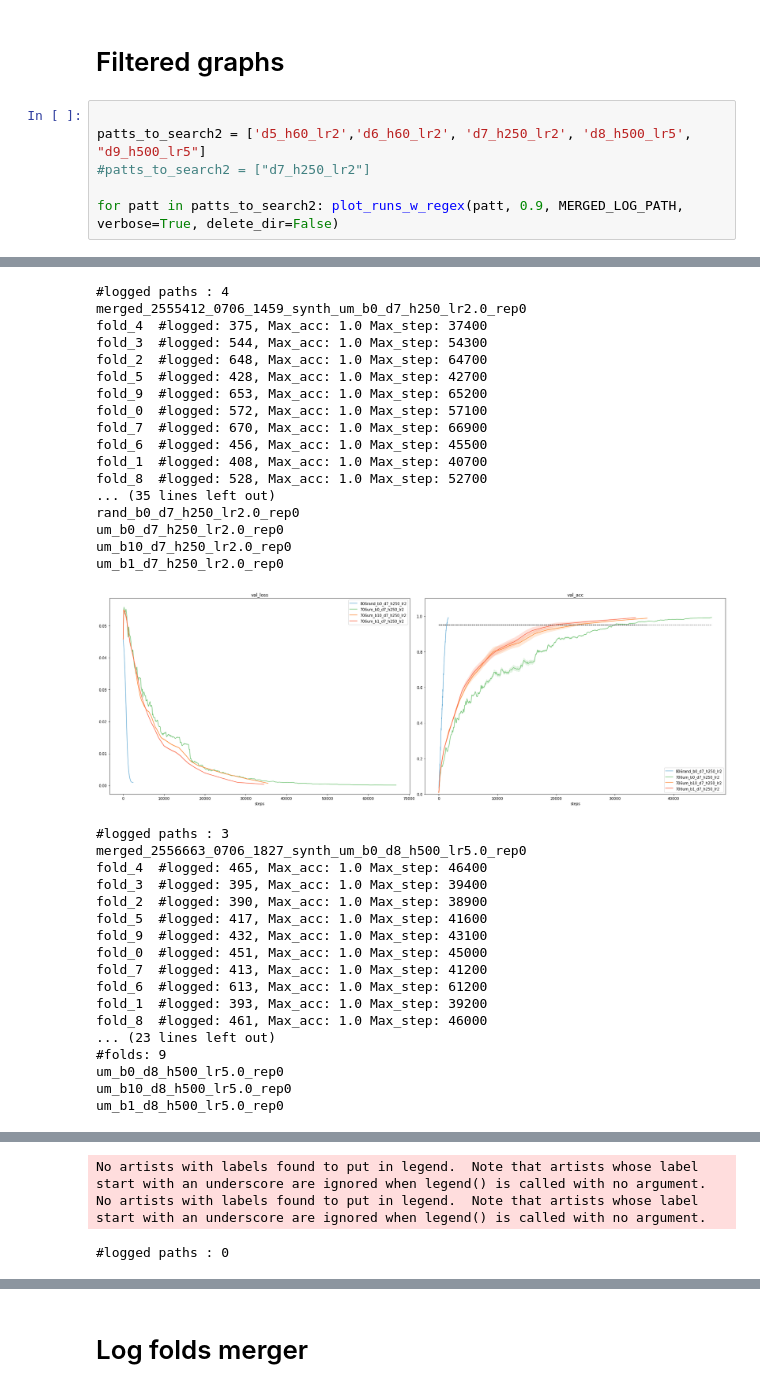
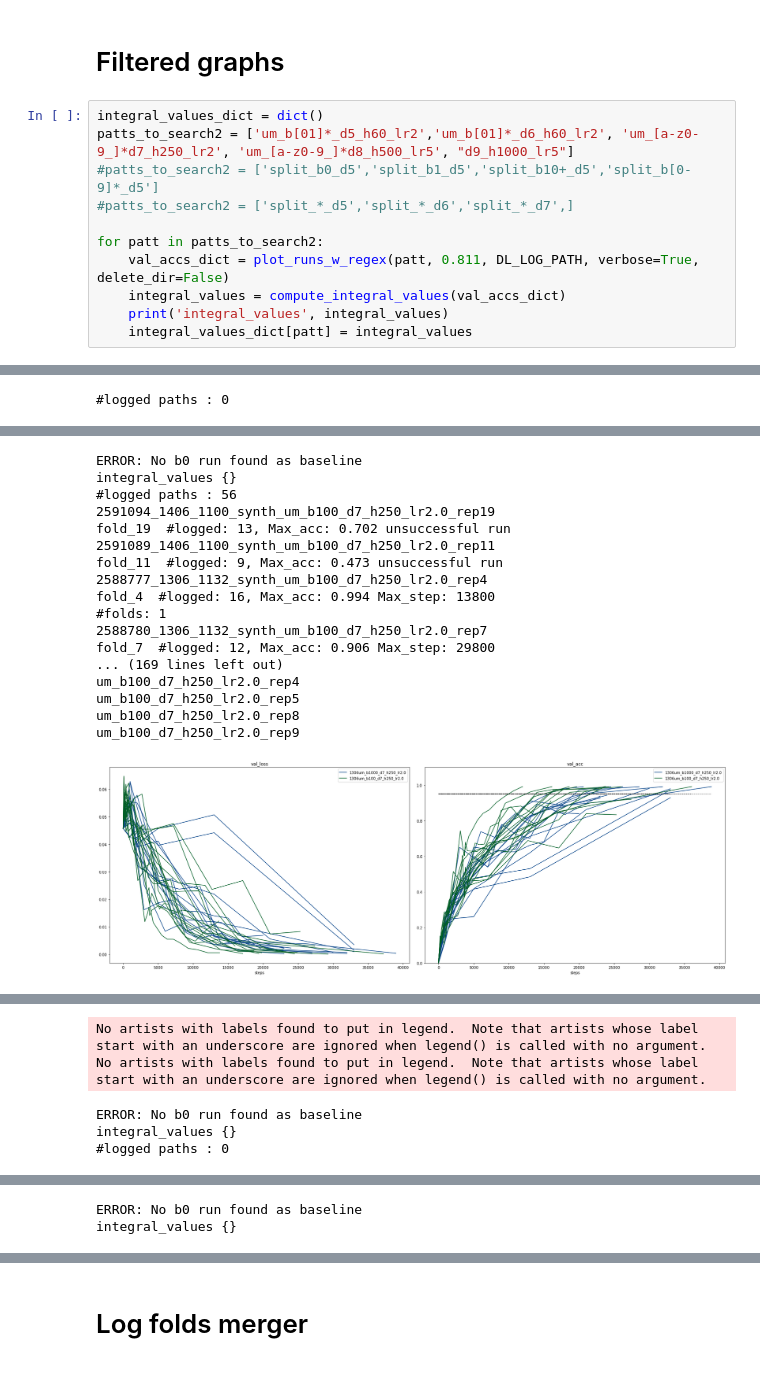
Before and after one commit to jeromel05/Ultrametric-benchmark-v2, a Jupyter notebook: notebooks/postprocessing_metrics.ipynb, the cells around one changed output, grey strips where cells are left out. Drawn from its saved outputs; the diff is of its cells as text.

```diff
--- a/notebooks/postprocessing_metrics.ipynb
+++ b/notebooks/postprocessing_metrics.ipynb
@@ -274,9 +326,14 @@ metrics_to_plot = ['val_loss', 'val_acc', 'val_step']
 # %% [markdown]
 # Filtered graphs
 # %%
+integral_values_dict = dict()
+patts_to_search2 = ['um_b[01]*_d5_h60_lr2','um_b[01]*_d6_h60_lr2', 'um_[a-z0-9_]*d7_h250_lr2', 'um_[a-z0-9_]*d8_h500_lr5', "d9_h1000_lr5"]
+#patts_to_search2 = ['split_b0_d5','split_b1_d5','split_b10+_d5','split_b[0-9]*_d5']
+#patts_to_search2 = ['split_*_d5','split_*_d6','split_*_d7',]
 
-patts_to_search2 = ['d5_h60_lr2','d6_h60_lr2', 'd7_h250_lr2', 'd8_h500_lr5', "d9_h500_lr5"]
-#patts_to_search2 = ["d7_h250_lr2"]
-
-for patt in patts_to_search2: plot_runs_w_regex(patt, 0.9, MERGED_LOG_PATH, verbose=True, delete_dir=False)
+for patt in patts_to_search2:
+    val_accs_dict = plot_runs_w_regex(patt, 0.811, DL_LOG_PATH, verbose=True, delete_dir=False)
+    integral_values = compute_integral_values(val_accs_dict)
+    print('integral_values', integral_values)
+    integral_values_dict[patt] = integral_values
 # %% [output]
@@ -299,0 +342 @@ um_b1_d5_h60_lr2.0_rep0
+#logged paths : 0
@@ -319,35 +362,18 @@ um_b1_d6_h60_lr2.0_rep0
-#logged paths : 4
-merged_2555412_0706_1459_synth_um_b0_d7_h250_lr2.0_rep0
-fold_4  #logged: 375, Max_acc: 1.0 Max_step: 37400
-fold_3  #logged: 544, Max_acc: 1.0 Max_step: 54300
-fold_2  #logged: 648, Max_acc: 1.0 Max_step: 64700
-fold_5  #logged: 428, Max_acc: 1.0 Max_step: 42700
-fold_9  #logged: 653, Max_acc: 1.0 Max_step: 65200
-fold_0  #logged: 572, Max_acc: 1.0 Max_step: 57100
-fold_7  #logged: 670, Max_acc: 1.0 Max_step: 66900
-fold_6  #logged: 456, Max_acc: 1.0 Max_step: 45500
-fold_1  #logged: 408, Max_acc: 1.0 Max_step: 40700
-fold_8  #logged: 528, Max_acc: 1.0 Max_step: 52700
-... (35 lines left out)
-rand_b0_d7_h250_lr2.0_rep0
-um_b0_d7_h250_lr2.0_rep0
-um_b10_d7_h250_lr2.0_rep0
-um_b1_d7_h250_lr2.0_rep0
+ERROR: No b0 run found as baseline
+integral_values {}
+#logged paths : 56
+2591094_1406_1100_synth_um_b100_d7_h250_lr2.0_rep19
+fold_19  #logged: 13, Max_acc: 0.702 unsuccessful run
+2591089_1406_1100_synth_um_b100_d7_h250_lr2.0_rep11
+fold_11  #logged: 9, Max_acc: 0.473 unsuccessful run
+2588777_1306_1132_synth_um_b100_d7_h250_lr2.0_rep4
+fold_4  #logged: 16, Max_acc: 0.994 Max_step: 13800
+#folds: 1
+2588780_1306_1132_synth_um_b100_d7_h250_lr2.0_rep7
+fold_7  #logged: 12, Max_acc: 0.906 Max_step: 29800
+... (169 lines left out)
+um_b100_d7_h250_lr2.0_rep4
+um_b100_d7_h250_lr2.0_rep5
+um_b100_d7_h250_lr2.0_rep8
+um_b100_d7_h250_lr2.0_rep9
-[figure, old version]
+[figure, new version]
-#logged paths : 3
-merged_2556663_0706_1827_synth_um_b0_d8_h500_lr5.0_rep0
-fold_4  #logged: 465, Max_acc: 1.0 Max_step: 46400
-fold_3  #logged: 395, Max_acc: 1.0 Max_step: 39400
-fold_2  #logged: 390, Max_acc: 1.0 Max_step: 38900
-fold_5  #logged: 417, Max_acc: 1.0 Max_step: 41600
-fold_9  #logged: 432, Max_acc: 1.0 Max_step: 43100
-fold_0  #logged: 451, Max_acc: 1.0 Max_step: 45000
-fold_7  #logged: 413, Max_acc: 1.0 Max_step: 41200
-fold_6  #logged: 613, Max_acc: 1.0 Max_step: 61200
-fold_1  #logged: 393, Max_acc: 1.0 Max_step: 39200
-fold_8  #logged: 461, Max_acc: 1.0 Max_step: 46000
-... (23 lines left out)
-#folds: 9
-um_b0_d8_h500_lr5.0_rep0
-um_b10_d8_h500_lr5.0_rep0
-um_b1_d8_h500_lr5.0_rep0
@@ -355,4 +398,8 @@ um_b1_d8_h500_lr5.0_rep0
-No artists with labels found to put in legend.  Note that artists whose label start with an underscore are ignored when legend() is called with no argument.
-No artists with labels found to put in legend.  Note that artists whose label start with an underscore are ignored when legend() is called with no argument.
-#logged paths : 0
+No artists with labels found to put in legend.  Note that artists whose label start with an underscore are ignored when legend() is called with no argument.
+No artists with labels found to put in legend.  Note that artists whose label start with an underscore are ignored when legend() is called with no argument.
+ERROR: No b0 run found as baseline
+integral_values {}
+#logged paths : 0
 [figure]
+ERROR: No b0 run found as baseline
+integral_values {}
```
Also changed, not shown: parts of 11 cells of this notebook, 7 other files.
